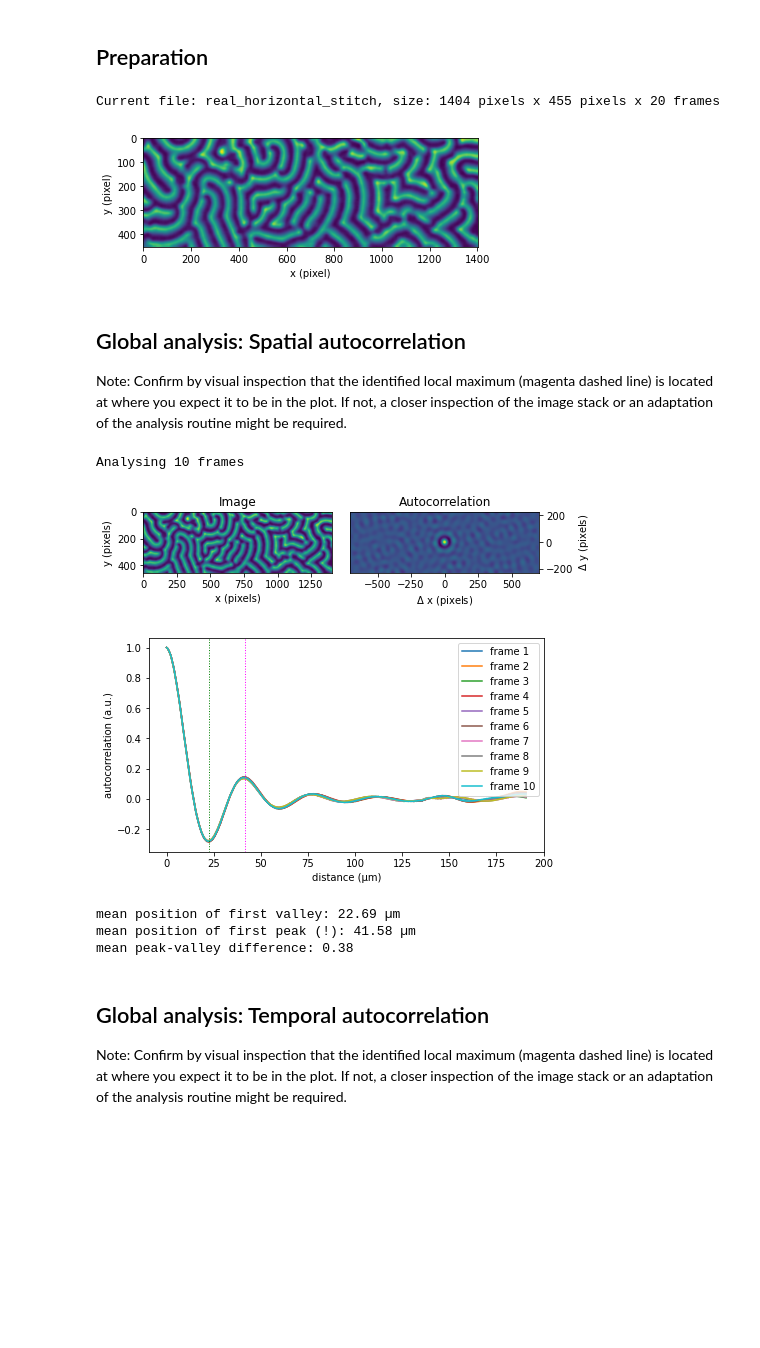
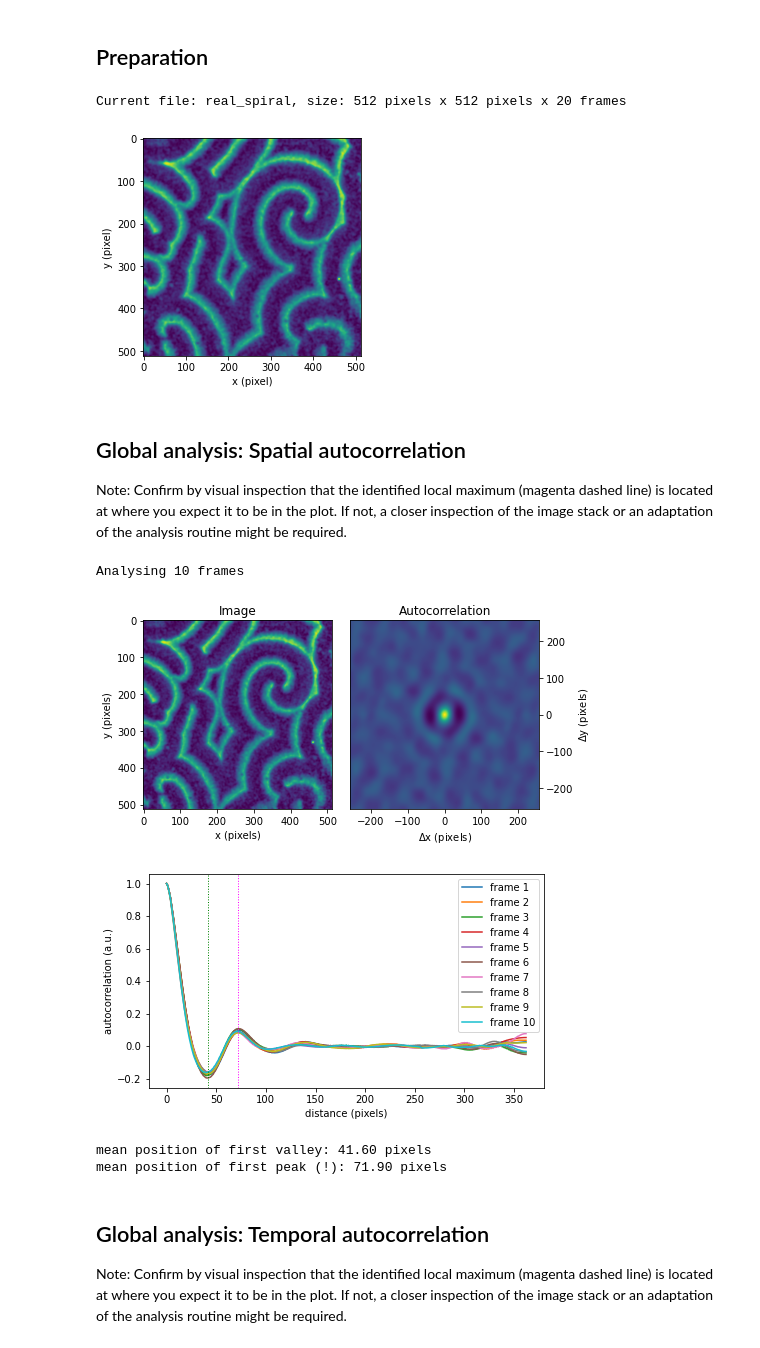
Before and after one commit to M-Sabrina/MinDE_analysis_2022, a Jupyter notebook: Quickstart_Min_analysis.ipynb, the cells around one changed output. Saved outputs shown, nothing was run; the diff lists cells and outputs as text; code cells hidden in the pictures; blank space fills up the shorter version.

```diff
--- a/Quickstart_Min_analysis.ipynb
+++ b/Quickstart_Min_analysis.ipynb
@@ -33,7 +29,7 @@ Please select your file path and input parameters here.
 # %% [markdown]
 Input file path:
 # %%
-stack_path = Path().cwd() / "example_data" / "real_horizontal_stitch.tif"
+stack_path = Path().cwd() / "example_data" / "real_spiral.tif"
 # %% [markdown]
 General / display paramters:
 # %%
@@ -63,19 +58,19 @@ kernel_size_flow = 35  # extra smoothing kernel needed for flow analysis
 ## Preparation
 # %%
 # Load stack
-Min_st = get_data.load_stack(stack_path, size=size, kernel_size=kernel_size)
+Min_st = io.imread(stack_path)
 stackname = stack_path.stem
 nt, ny, nx = np.shape(Min_st)
 print(f"Current file: {stackname}, size: {nx} pixels x {ny} pixels x {nt} frames")
 
 fig, ax = plt.subplots()
 ax.imshow(Min_st[0, :, :])
 ax.set_xlabel("x (pixel)")
 ax.set_ylabel("y (pixel)")
 plt.show()
 # %% [output]
-Current file: real_horizontal_stitch, size: 1404 pixels x 455 pixels x 20 frames
+Current file: real_spiral, size: 512 pixels x 512 pixels x 20 frames
-[figure, old version]
+[figure, new version]
 # %% [markdown]
 ## Global analysis: Spatial autocorrelation
 Note: Confirm by visual inspection that the identified local maximum (magenta dashed line) is located at where you expect it to be in the plot. If not, a closer inspection of the image stack or an adaptation of the analysis routine might be required.
@@ -102,7 +97,6 @@ plt.show()
     first_min_val,
     first_max_pos,
     first_max_val,
-    peak_valley_diff,
     fig,
     ax,
 ) = correlation_tools.analyze_radial_profiles(crmx_storage, nmperpix)
@@ -113,16 +107,14 @@ if halfspan is None:
     halfspan = get_auto_halfspan(Min_st, frames_to_analyse, verbose=False)
 
 # Print averaged values
-print(f"mean position of first valley: {np.mean(first_min_pos):.02f} {unit}")
-print(f"mean position of first peak (!): {np.mean(first_max_pos):.02f} {unit}")
-print(f"mean peak-valley difference: {np.mean(peak_valley_diff):.02f}")
+print(f"mean position of first valley: {np.nanmean(first_min_pos):.02f} {unit}")
+print(f"mean position of first peak (!): {np.nanmean(first_max_pos):.02f} {unit}")
 # %% [output]
 Analysing 10 frames
-[figure, old version]
+[figure, new version]
-[figure, old version]
+[figure, new version]
-mean position of first valley: 22.69 µm
-mean position of first peak (!): 41.58 µm
-mean peak-valley difference: 0.38
+mean position of first valley: 41.60 pixels
+mean position of first peak (!): 71.90 pixels
 # %% [markdown]
 ## Global analysis: Temporal autocorrelation
 Note: Confirm by visual inspection that the identified local maximum (magenta dashed line) is located at where you expect it to be in the plot. If not, a closer inspection of the image stack or an adaptation of the analysis routine might be required.
```
Also changed, not shown: parts of 8 cells of this notebook, 15 other files.
